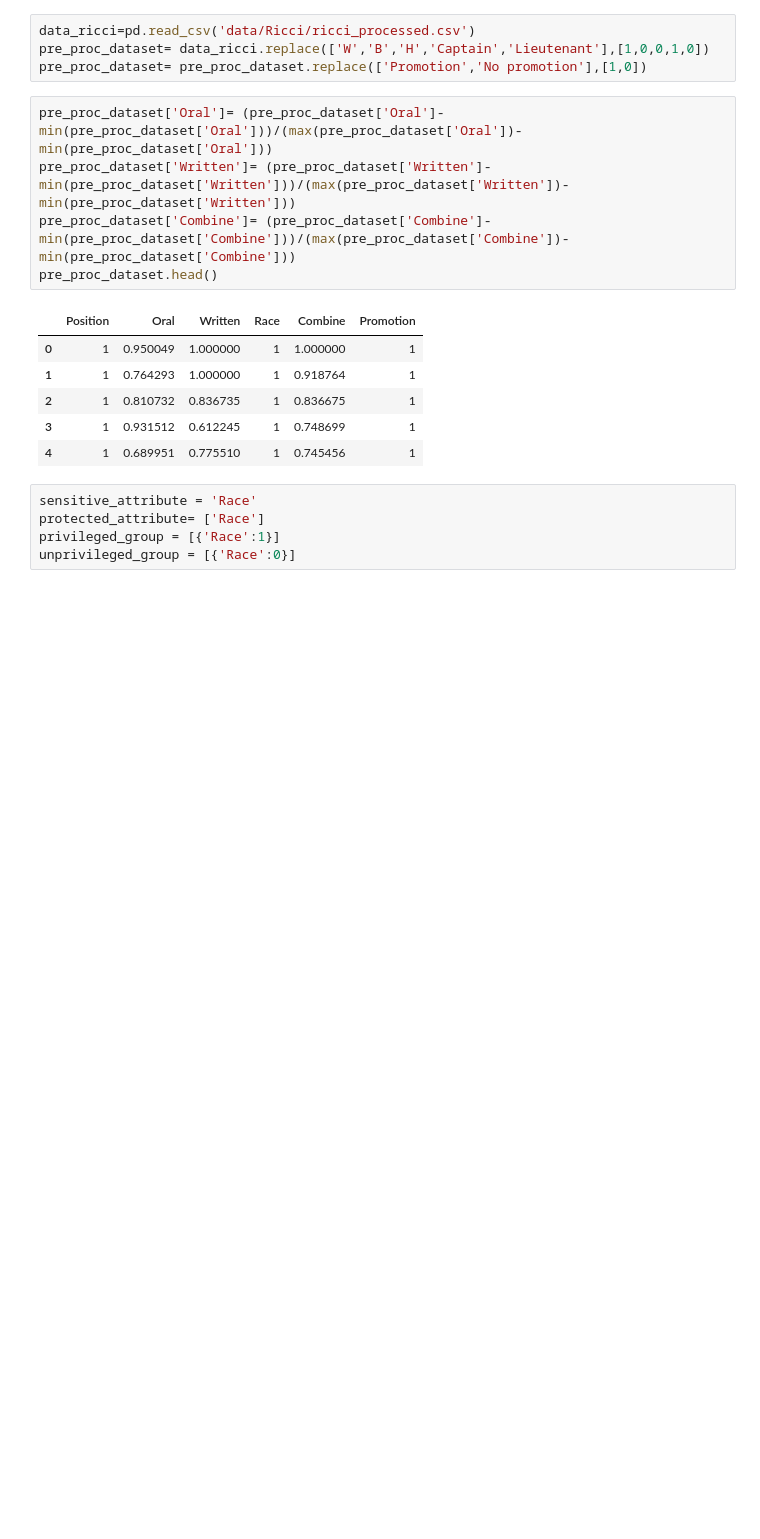
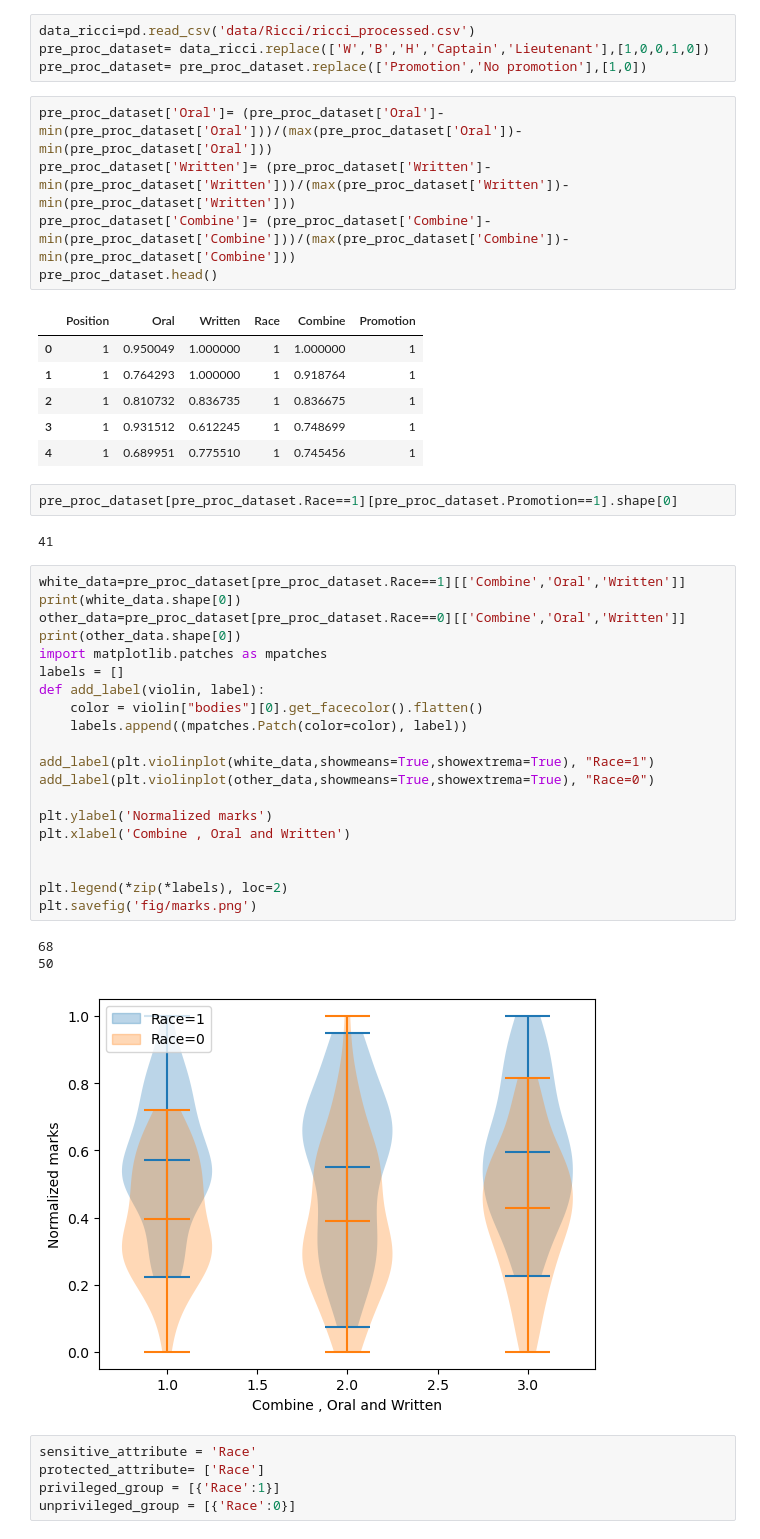
Before and after one commit to Isyohan/Fairness_IA_Project, a Jupyter notebook: Nb.ipynb, the cells around one changed output. Cells and saved outputs as stored; diff of their text form; blank space fills up the shorter version.

```diff
--- a/Nb.ipynb
+++ b/Nb.ipynb
@@ -168,6 +177,34 @@ pre_proc_dataset.head()
 | 2 | 1 | 0.810732 | 0.836735 | 1 | 0.836675 | 1 |
 | 3 | 1 | 0.931512 | 0.612245 | 1 | 0.748699 | 1 |
 | 4 | 1 | 0.689951 | 0.775510 | 1 | 0.745456 | 1 |
+# %%
+pre_proc_dataset[pre_proc_dataset.Race==1][pre_proc_dataset.Promotion==1].shape[0]
+# %% [output]
+41
+# %%
+white_data=pre_proc_dataset[pre_proc_dataset.Race==1][['Combine','Oral','Written']]
+print(white_data.shape[0])
+other_data=pre_proc_dataset[pre_proc_dataset.Race==0][['Combine','Oral','Written']]
+print(other_data.shape[0])
+import matplotlib.patches as mpatches
+labels = []
+def add_label(violin, label):
+    color = violin["bodies"][0].get_facecolor().flatten()
+    labels.append((mpatches.Patch(color=color), label))
+
+add_label(plt.violinplot(white_data,showmeans=True,showextrema=True), "Race=1")
+add_label(plt.violinplot(other_data,showmeans=True,showextrema=True), "Race=0")
+
+plt.ylabel('Normalized marks')
+plt.xlabel('Combine , Oral and Written')
+
+
+plt.legend(*zip(*labels), loc=2)
+plt.savefig('fig/marks.png')
+# %% [output]
+68
+50
+[figure, added]
 # %%
 sensitive_attribute = 'Race'
 protected_attribute= ['Race']
```
Also changed, not shown: parts of 29 cells of this notebook, 1 other file.
